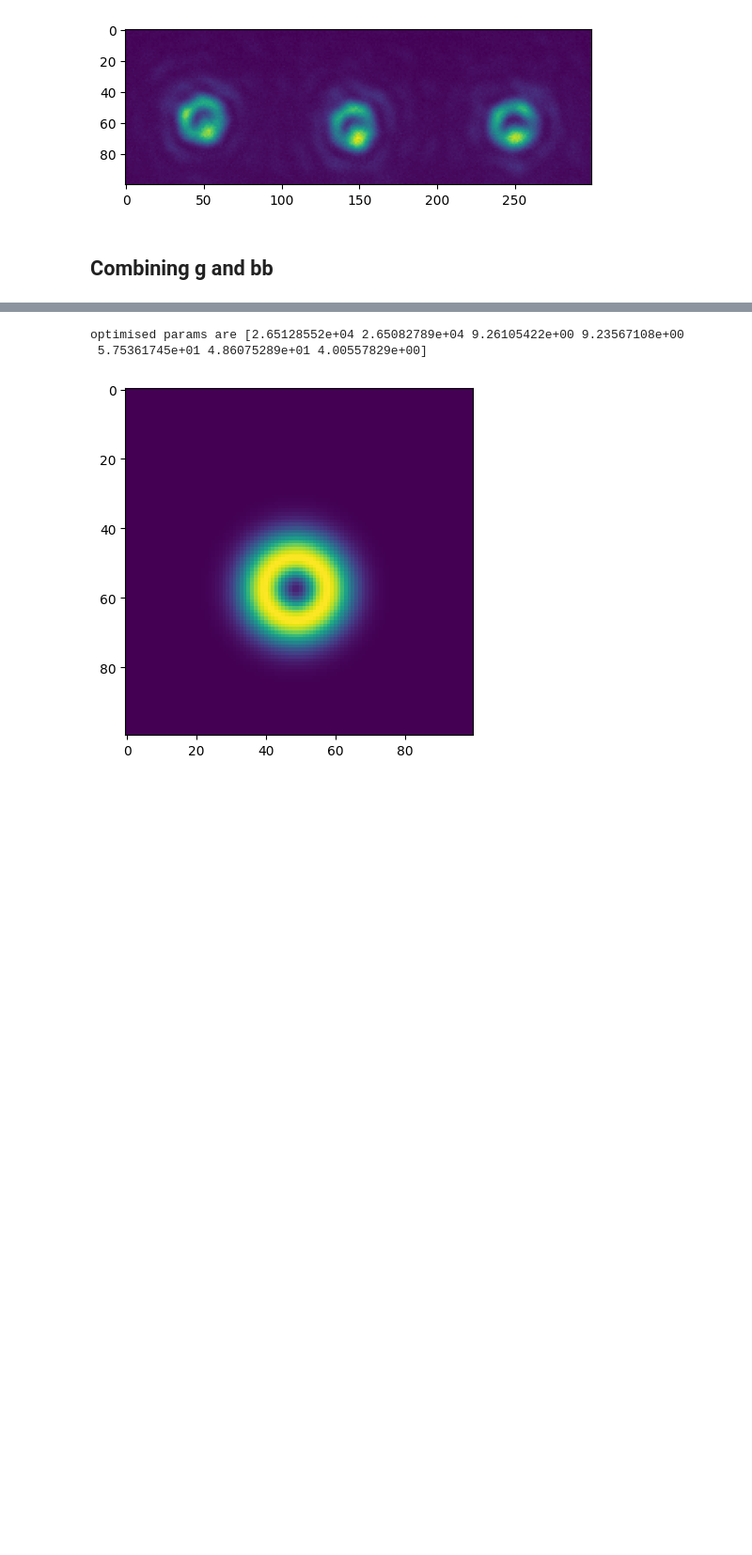
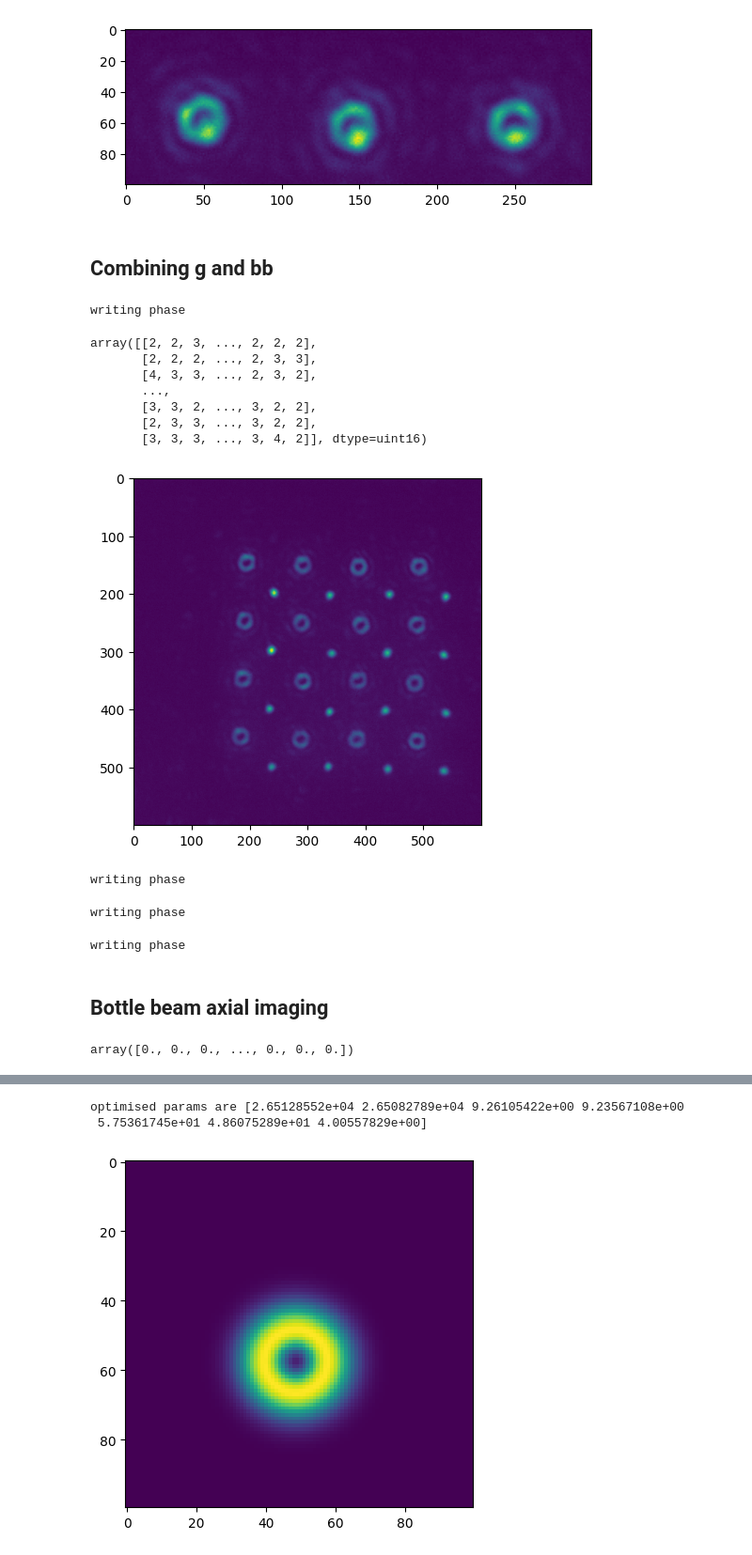
Before and after one commit to MattBae/Holography, a Jupyter notebook: notebooks/Scratchpad.ipynb, the cells around one changed output, grey strips where cells are left out. Shown at 94% size. Drawn from its saved outputs; the diff is of its cells as text; code cells hidden in the pictures; blank space fills up the shorter version.

```diff
--- a/notebooks/Scratchpad.ipynb
+++ b/notebooks/Scratchpad.ipynb
@@ -92,3 +128,39 @@ writing phase
 [figure]
 # %% [markdown]
 ## Combining g and bb
+# %%
+bb_phase = holo.phase
+# %%
+spot_phase = holo.phase
+# %%
+p = random_masking(spot_phase,bb_phase+bottle_beam_phase(fs))
+# %%
+plot_cam(fs,phase = p ,limits=(slice(0, 600), slice(800, 1400)))
+# %% [output]
+writing phase
+array([[2, 2, 3, ..., 2, 2, 2],
+       [2, 2, 2, ..., 2, 3, 3],
+       [4, 3, 3, ..., 2, 3, 2],
+       ...,
+       [3, 3, 2, ..., 3, 2, 2],
+       [2, 3, 3, ..., 3, 2, 2],
+       [3, 3, 3, ..., 3, 4, 2]], dtype=uint16)
+[figure, added]
+# %%
+save_cam(fs,phase = p,file_name = "bb_g")
+# %% [output]
+writing phase
+# %%
+save_cam(fs,phase = spot_phase,file_name = "g")
+# %% [output]
+writing phase
+# %%
+save_cam(fs,phase = bb_phase+bottle_beam_phase(fs),file_name = "bb")
+# %% [output]
+writing phase
+# %% [markdown]
+## Bottle beam axial imaging
+# %%
+lens_phase(fs,0)
+# %% [output]
+array([0., 0., 0., ..., 0., 0., 0.])
```
Also changed, not shown: parts of 26 cells of this notebook, 11 other files.
